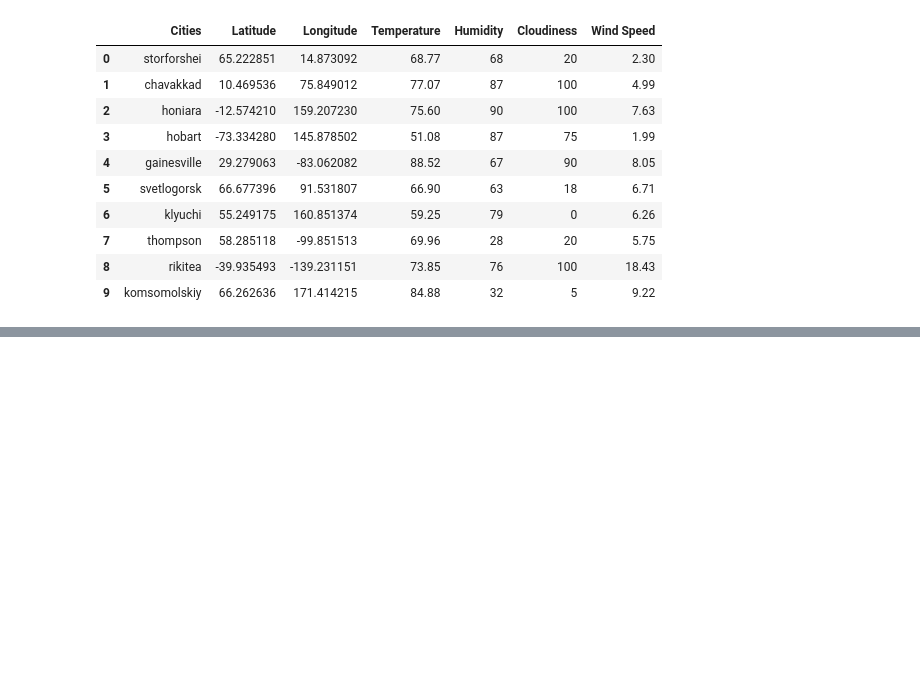
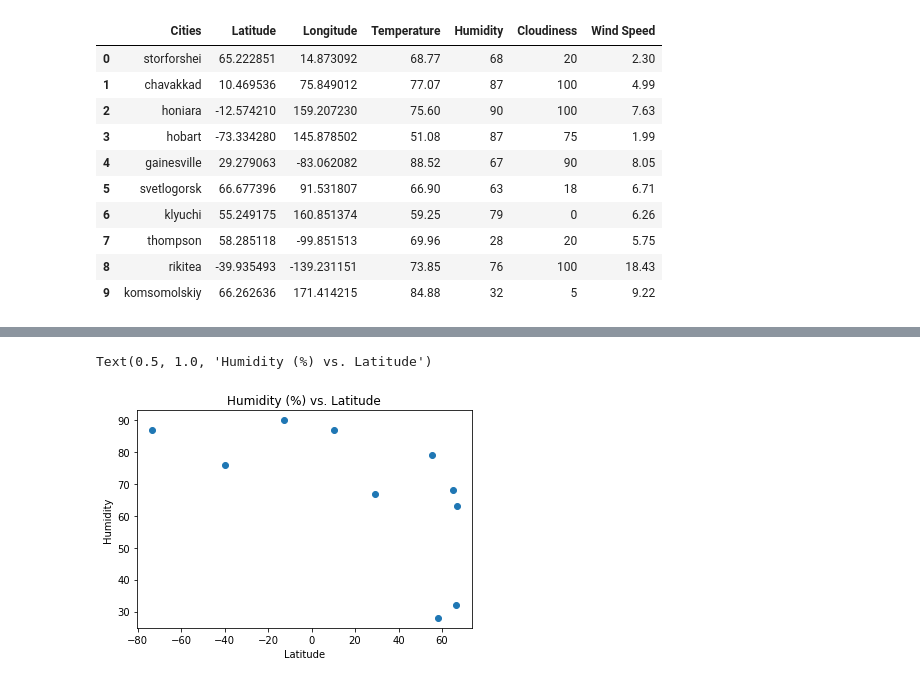
Before and after one commit to Barlow0471/Python-API-Challenge, a Jupyter notebook: WeatherPy/WeatherPy2.ipynb, the cells around one changed output, grey strips where cells are left out. Drawn from its saved outputs; the diff is of its cells as text; code cells hidden in the pictures; blank space fills up the shorter version.

```diff
--- a/WeatherPy/WeatherPy2.ipynb
+++ b/WeatherPy/WeatherPy2.ipynb
@@ -103,8 +103,12 @@ Text(0, 0.5, 'Temperature')
 # %%
 # Humidity (%) vs Latitude
 plt.scatter(cities_df['Latitude'], cities_df['Humidity'])
 plt.xlabel('Latitude')
 plt.ylabel('Humidity')
+plt.title('Humidity (%) vs. Latitude')
+# %% [output]
+Text(0.5, 1.0, 'Humidity (%) vs. Latitude')
+[figure, added]
 # %%
 # Cloudiness (%) vs Latitude
 plt.scatter(cities_df['Latitude'], cities_df['Cloudiness'])
```
Also changed, not shown: parts of 5 cells of this notebook.
